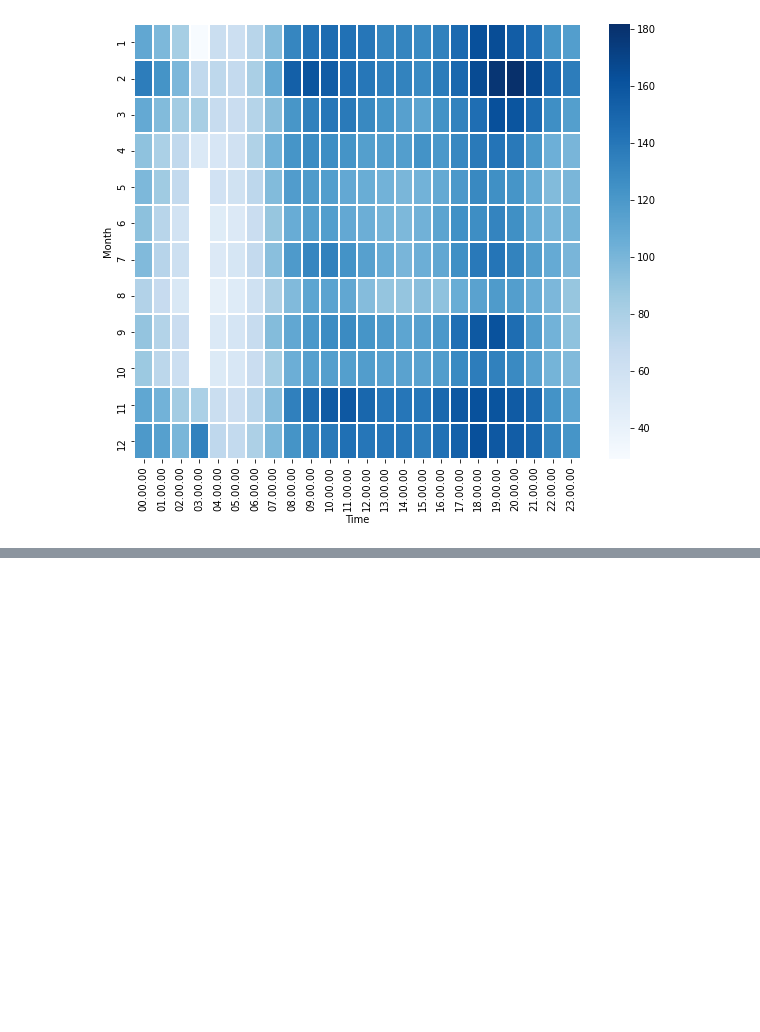
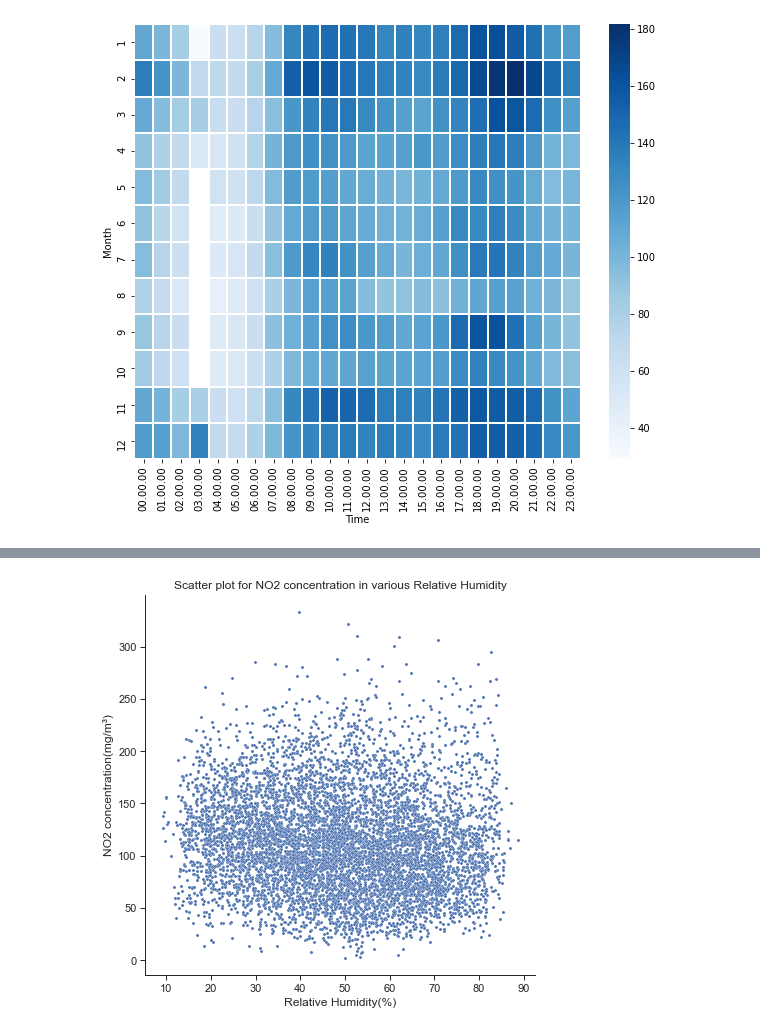
Before and after one commit to data301-2021-summer2/project-group55-project, a Jupyter notebook: analysis/analysis_notebook.ipynb, the cells around one changed output, grey strips where cells are left out. Saved outputs shown, nothing was run; the diff lists cells and outputs as text; code cells hidden in the pictures; blank space fills up the shorter version.

```diff
--- a/analysis/analysis_notebook.ipynb
+++ b/analysis/analysis_notebook.ipynb
@@ -181,0 +246,8 @@ sns.heatmap(Air_mx, annot=True, cmap='Blues')
+# %%
+plt.figure(figsize=(7,7))
+sns.scatterplot(x='RH',y='NO2 C(mg/m^3)',data=df4,s=10).set(xlabel='Relative Humidity(%)',ylabel='NO2 concentration(mg/m³)',
+                                                           title='Scatter plot for NO2 concentration in various Relative Humidity')
+sns.despine()
+##As all points lie in most of the area of the plot with no order. It is obvious that there is no real relationship exist btween relative humidity and NO2 concentration.
+# %% [output]
+[figure, added]
```
Also changed, not shown: parts of 6 cells of this notebook.
